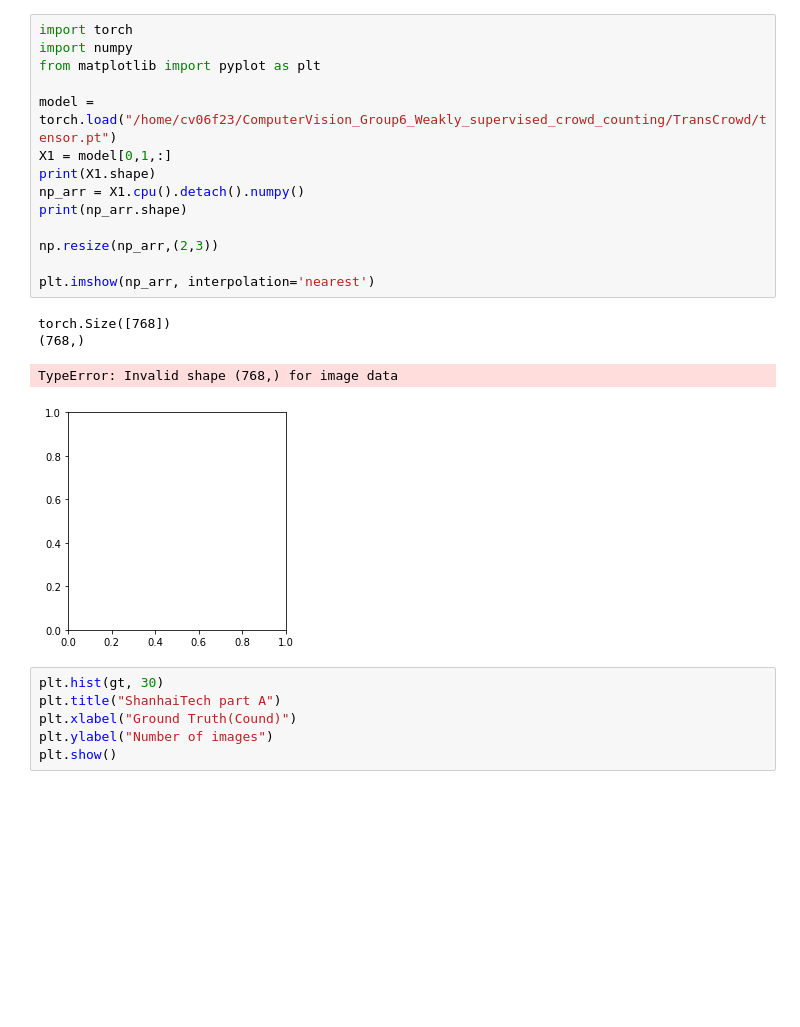
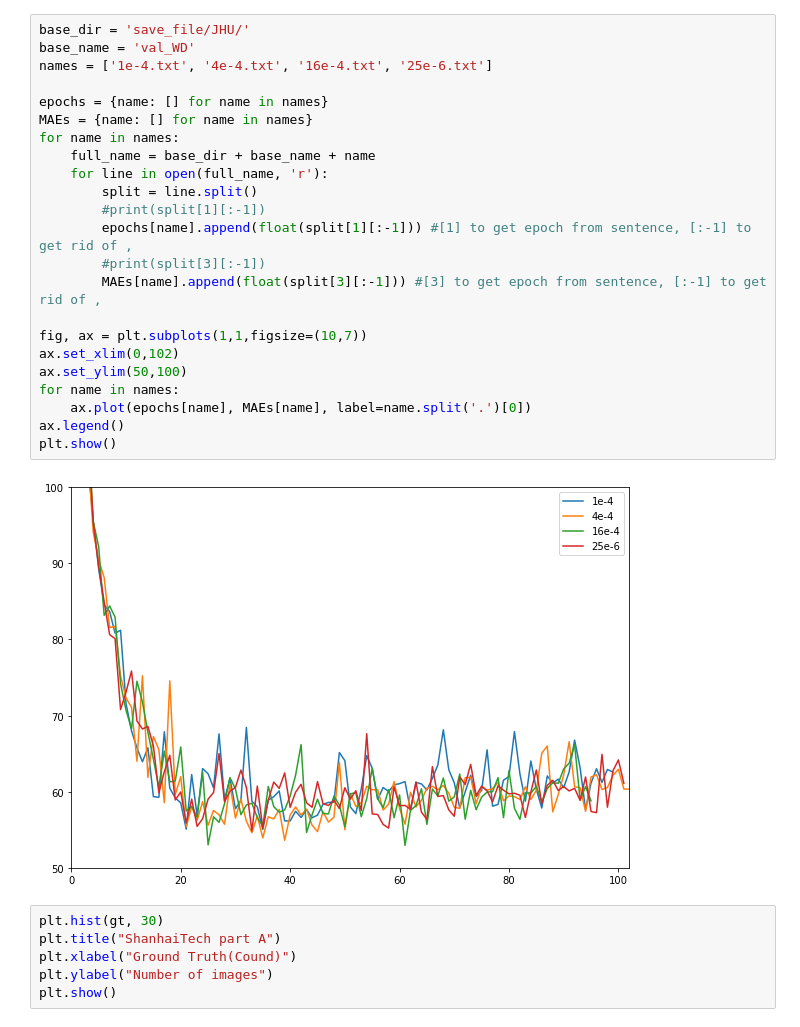
Before and after one commit to SimonBakJeppesen/ComputerVision_Group6_Weakly_supervised_crowd_counting, a Jupyter notebook: TransCrowd/Untitled.ipynb, the cells around one changed output. Saved outputs shown, nothing was run; the diff lists cells and outputs as text; blank space fills up the shorter version.

Commit message:
crowd

```diff
--- a/TransCrowd/Untitled.ipynb
+++ b/TransCrowd/Untitled.ipynb
@@ -16,24 +17,30 @@ plt.show()
 # %% [output]
 [figure]
 # %%
-import torch
-import numpy
-from matplotlib import pyplot as plt
+base_dir = 'save_file/JHU/'
+base_name = 'val_WD'
+names = ['1e-4.txt', '4e-4.txt', '16e-4.txt', '25e-6.txt']
 
-model = torch.load("/home/cv06f23/ComputerVision_Group6_Weakly_supervised_crowd_counting/TransCrowd/tensor.pt")
-X1 = model[0,1,:]
-print(X1.shape)
-np_arr = X1.cpu().detach().numpy()
-print(np_arr.shape)
+epochs = {name: [] for name in names}
+MAEs = {name: [] for name in names}
+for name in names:
+    full_name = base_dir + base_name + name
+    for line in open(full_name, 'r'):
+        split = line.split()
+        #print(split[1][:-1])
+        epochs[name].append(float(split[1][:-1])) #[1] to get epoch from sentence, [:-1] to get rid of ,
+        #print(split[3][:-1])
+        MAEs[name].append(float(split[3][:-1])) #[3] to get epoch from sentence, [:-1] to get rid of ,
 
-np.resize(np_arr,(2,3))
-
-plt.imshow(np_arr, interpolation='nearest')
+fig, ax = plt.subplots(1,1,figsize=(10,7))
+ax.set_xlim(0,102)
+ax.set_ylim(50,100)
+for name in names:
+    ax.plot(epochs[name], MAEs[name], label=name.split('.')[0])
+ax.legend()
+plt.show()
 # %% [output]
-torch.Size([768])
-(768,)
-TypeError: Invalid shape (768,) for image data
-[figure, old version]
+[figure, new version]
 # %%
 plt.hist(gt, 30)
 plt.title("ShanhaiTech part A")
```
Also changed, not shown: parts of 3 cells of this notebook, 8 other files.
